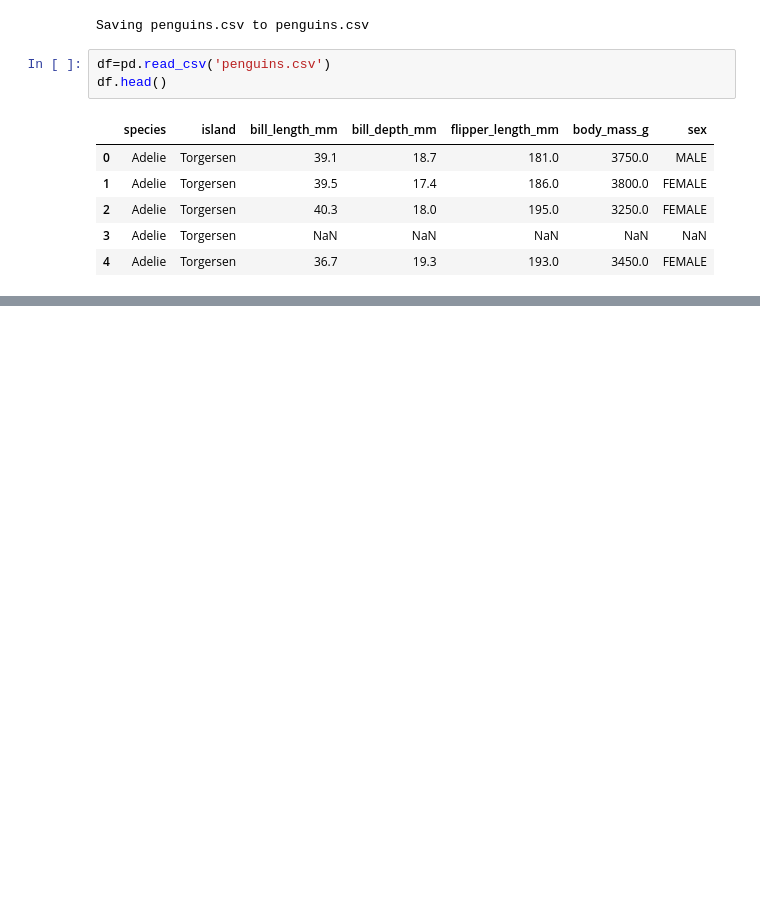
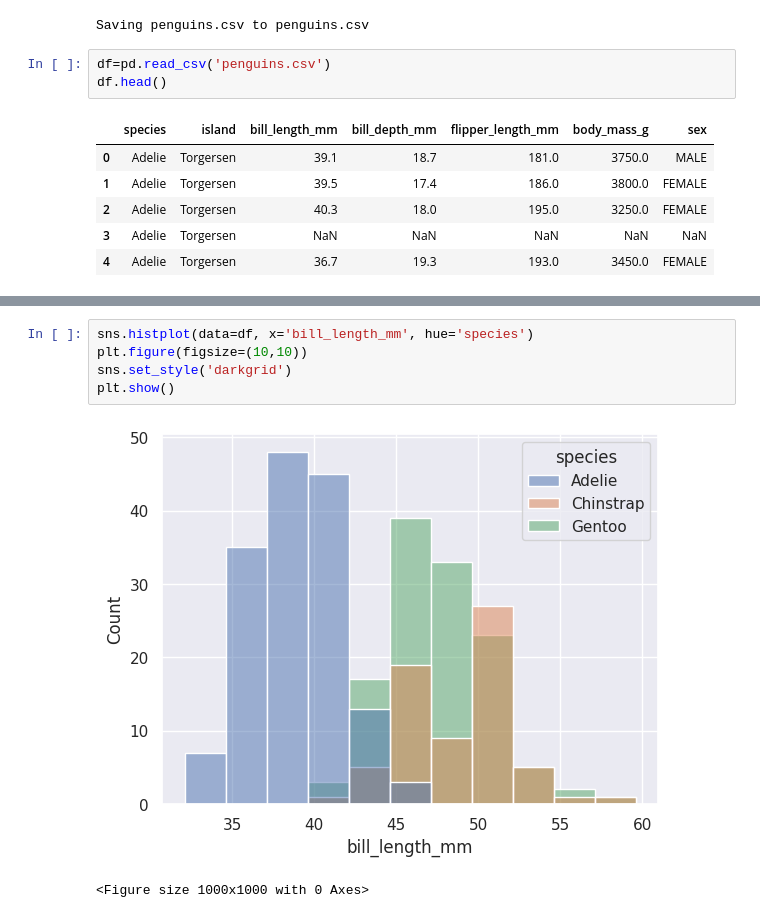
Before and after one commit to Ujjawal19Shahi/AI-in-Data-Science, a Jupyter notebook: SEABORN.ipynb, the cells around one changed output, grey strips where cells are left out. Saved outputs shown, nothing was run; the diff lists cells and outputs as text; blank space fills up the shorter version.

```diff
--- a/SEABORN.ipynb
+++ b/SEABORN.ipynb
@@ -33,0 +50,8 @@ sns.displot(data=df, x='bill_depth_mm', kde=True, bins=[14,20])
+# %%
+sns.histplot(data=df, x='bill_length_mm', hue='species')
+plt.figure(figsize=(10,10))
+sns.set_style('darkgrid')
+plt.show()
+# %% [output]
+[figure, added]
+<Figure size 1000x1000 with 0 Axes>
```
Also changed, not shown: parts of 6 cells of this notebook.
